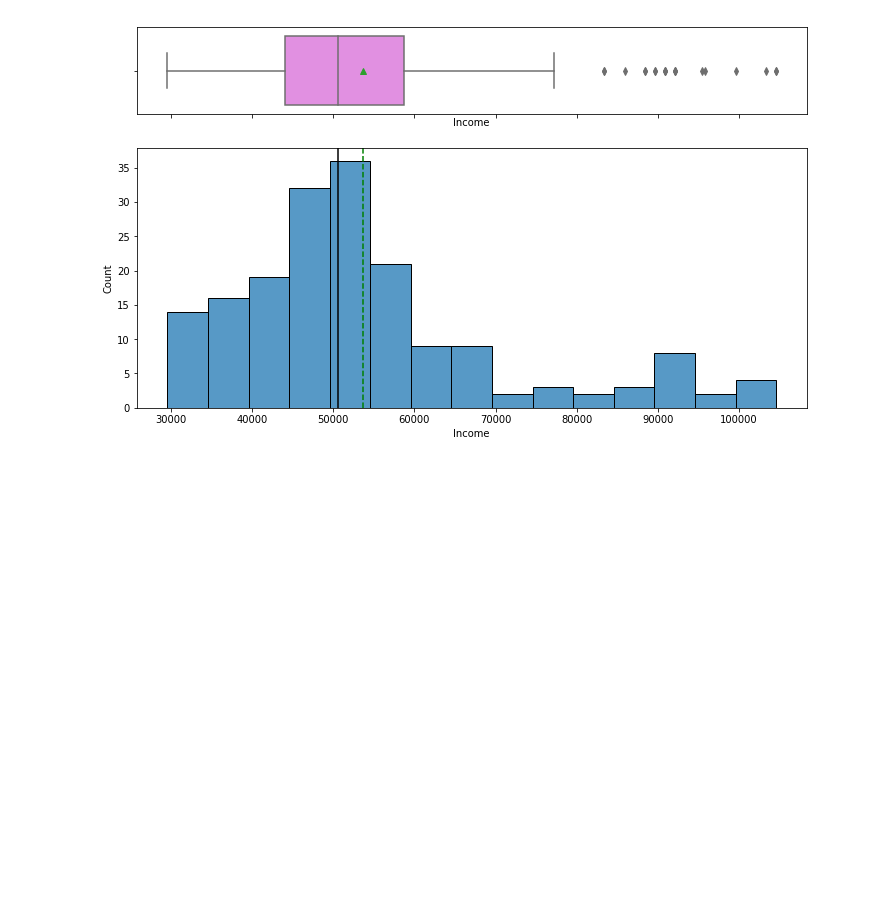
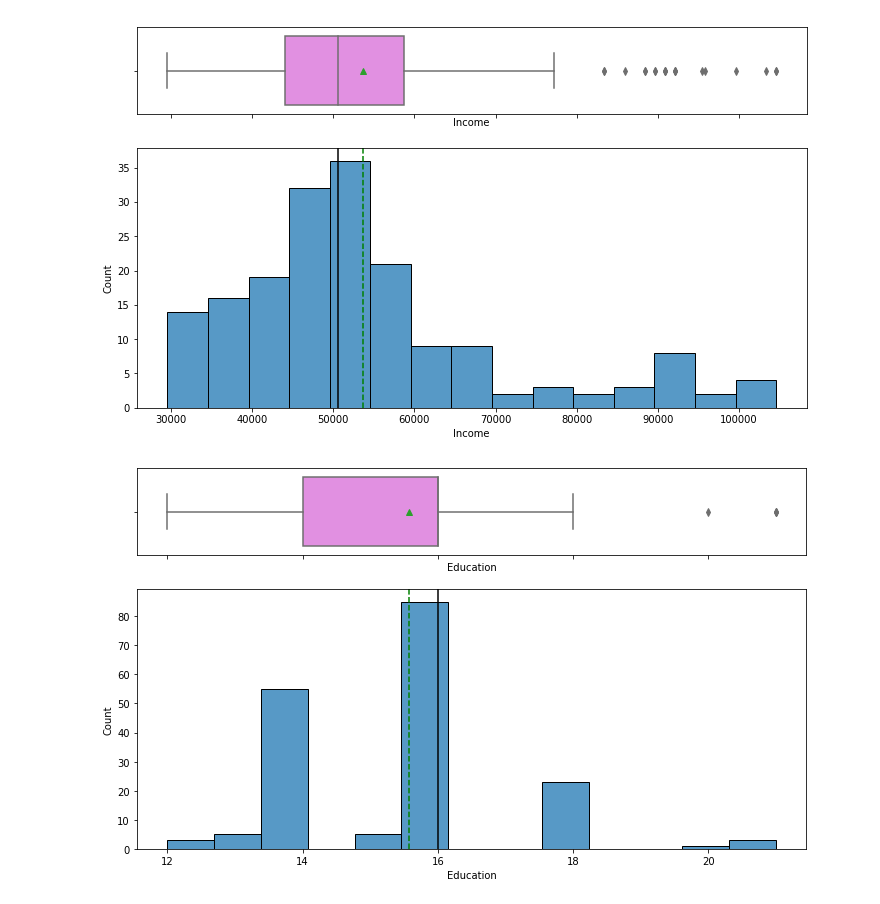
Before and after one commit to Isaac009/PGP-AIML, a Jupyter notebook: Projects/CardioGoodProject.ipynb, the cells around one changed output. Drawn from its saved outputs; the diff is of its cells as text; code cells hidden in the pictures; blank space fills up the shorter version.

```diff
--- a/Projects/CardioGoodProject.ipynb
+++ b/Projects/CardioGoodProject.ipynb
@@ -216,3 +212,7 @@ histogram_boxplot(df, 'Age')
 histogram_boxplot(df, 'Income')
 # %% [output]
 [figure]
+# %%
+histogram_boxplot(df, 'Education')
+# %% [output]
+[figure, added]
```
Also changed, not shown: parts of 16 cells of this notebook, 2 other files.
